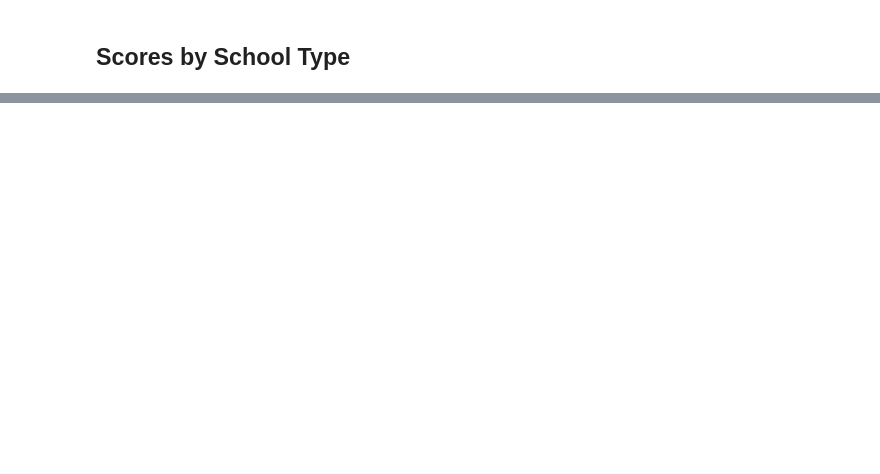
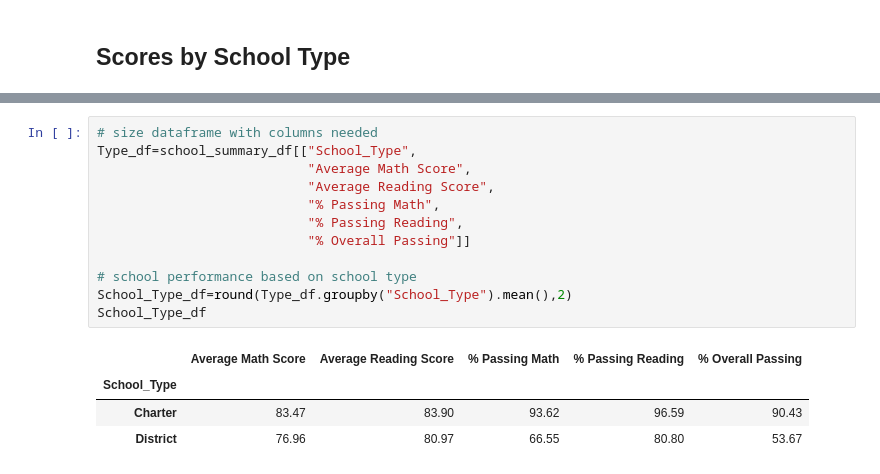
Before and after one commit to haiyun508/pandas_challenge, a Jupyter notebook: PyCitySchools/PyCitySchools_main.ipynb, the cells around one changed output, grey strips where cells are left out. Drawn from its saved outputs; the diff is of its cells as text; blank space fills up the shorter version.

```diff
--- a/PyCitySchools/PyCitySchools_startercp.ipynb
+++ b/PyCitySchools/PyCitySchools_main.ipynb
@@ -370,0 +402,17 @@ See the caveats in the documentation: https://pandas.pydata.org/pandas-docs/stab
+# %%
+# size dataframe with columns needed
+Type_df=school_summary_df[["School_Type",
+                           "Average Math Score",
+                           "Average Reading Score",
+                           "% Passing Math",
+                           "% Passing Reading",
+                           "% Overall Passing"]]
+
+# school performance based on school type
+School_Type_df=round(Type_df.groupby("School_Type").mean(),2)
+School_Type_df
+# %% [output]
+|  | Average Math Score | Average Reading Score | % Passing Math | % Passing Reading | % Overall Passing |
+| School_Type |  |  |  |  |  |
+| Charter | 83.47 | 83.90 | 93.62 | 96.59 | 90.43 |
+| District | 76.96 | 80.97 | 66.55 | 80.80 | 53.67 |
```
Also changed, not shown: parts of 5 cells of this notebook, 1 other file.
